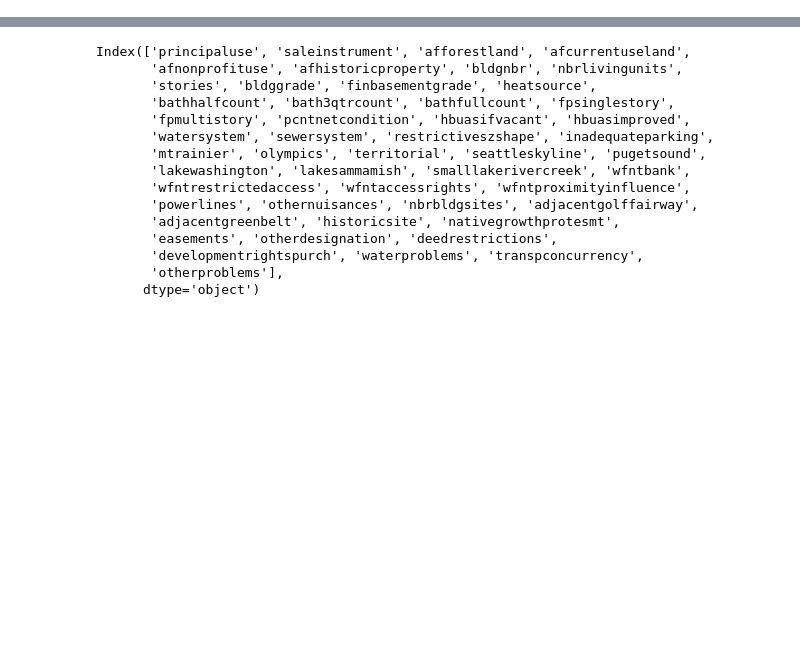
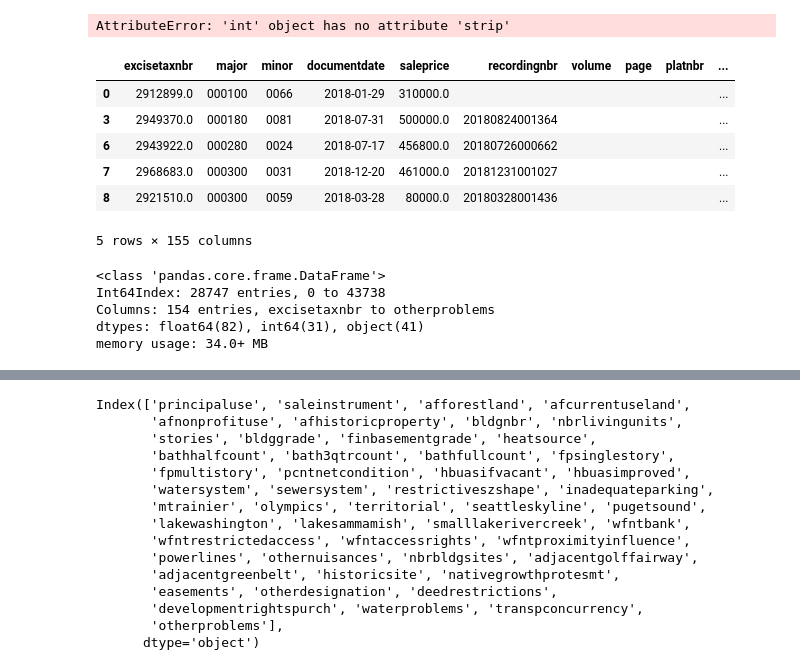
Before and after one commit to aabrahamson3/king-county-housing, a Jupyter notebook: notebooks/exploratory/aa_eda.ipynb, the cells around one changed output, grey strips where cells are left out. Drawn from its saved outputs; the diff is of its cells as text; code cells hidden in the pictures; blank space fills up the shorter version.

```diff
--- a/notebooks/exploratory/aa_eda.ipynb
+++ b/notebooks/exploratory/aa_eda.ipynb
@@ -106,11 +106,32 @@ df_clean_drop = df_clean.drop(['documentdate',
 # strips whitespace from othernuisances column, then converts Y to 1 and N to 0
 df_clean['othernuisances'] = [x.strip() for x in df_clean['othernuisances']]
 df_clean.replace(('Y', 'N'), (1, 0), inplace=True)
+df_clean.head()
+# %% [output]
+AttributeError: 'int' object has no attribute 'strip'
+# %%
+df_clean.head()
+# %% [output]
+|  | excisetaxnbr | major | minor | documentdate | saleprice | recordingnbr | volume | page | platnbr | ... |
+| 0 | 2912899.0 | 000100 | 0066 | 2018-01-29 | 310000.0 |  |  |  |  | ... |
+| 3 | 2949370.0 | 000180 | 0081 | 2018-07-31 | 500000.0 | 20180824001364 |  |  |  | ... |
+| 6 | 2943922.0 | 000280 | 0024 | 2018-07-17 | 456800.0 | 20180726000662 |  |  |  | ... |
+| 7 | 2968683.0 | 000300 | 0031 | 2018-12-20 | 461000.0 | 20181231001027 |  |  |  | ... |
+| 8 | 2921510.0 | 000300 | 0059 | 2018-03-28 | 80000.0 | 20180328001436 |  |  |  | ... |
+5 rows × 155 columns
 # %%
 Y = df_clean['saleprice']
 X = df_clean.drop(['saleprice'], axis=1)
 # %%
 lr = LinearRegression()
+# %%
+X.info()
+# %% [output]
+<class 'pandas.core.frame.DataFrame'>
+Int64Index: 28747 entries, 0 to 43738
+Columns: 154 entries, excisetaxnbr to otherproblems
+dtypes: float64(82), int64(31), object(41)
+memory usage: 34.0+ MB
 # %%
 # worked to strip whitespace
 # X['othernuisances'] = [x.strip() for x in X['othernuisances']]
```
Also changed, not shown: parts of 1 cell of this notebook, 1 other file.
